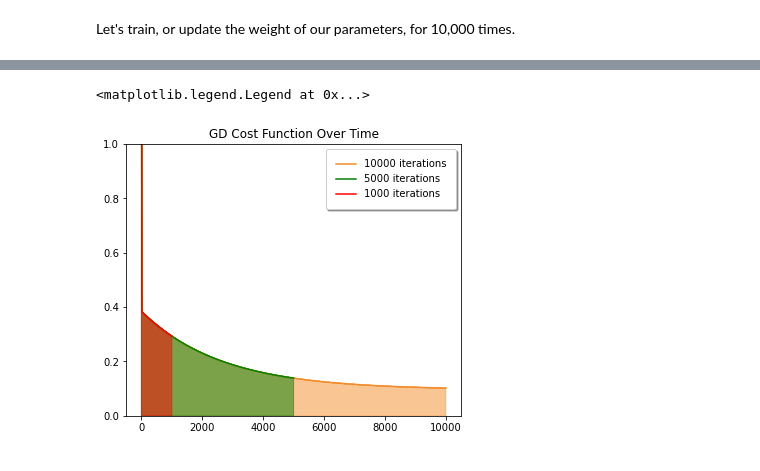
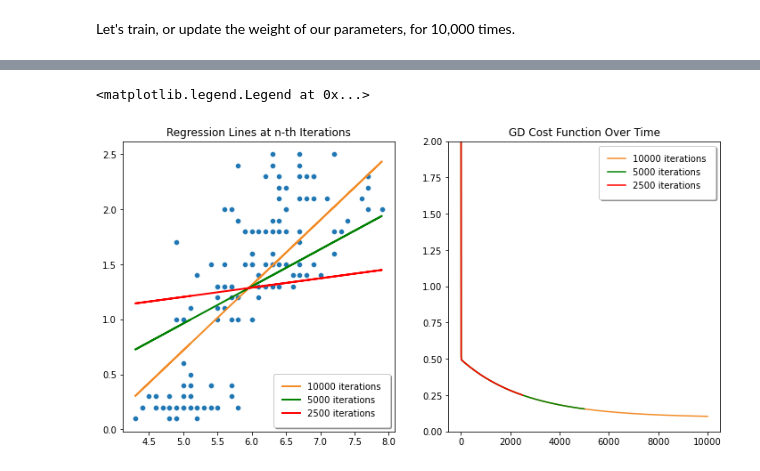
Before and after one commit to bsraya/optimization-algorithms, a Jupyter notebook: bgd.ipynb, the cells around one changed output, grey strips where cells are left out. Drawn from its saved outputs; the diff is of its cells as text; code cells hidden in the pictures.

```diff
--- a/bgd.ipynb
+++ b/bgd.ipynb
@@ -127,21 +93,39 @@ plt.legend(fancybox=True, framealpha=1, shadow=True, borderpad=1)
-# %%
-plt.figure(figsize=(6,5))
-
-plt.plot(np.arange(0, 10000), gd_loss['sum_error'][:10000], color = '#f28c28', label = '10000 iterations')
-plt.fill_between(np.arange(0, 10000), gd_loss['sum_error'][:10000], step="pre", alpha = 0.5, color = '#f28c28')
-
-plt.plot(np.arange(0, 5000), gd_loss['sum_error'][:5000], color = 'green', label = '5000 iterations')
-plt.fill_between(np.arange(0, 5000), gd_loss['sum_error'][:5000], step="pre", alpha = 0.5, color = 'green')
-
-plt.plot(np.arange(0, 1000), gd_loss['sum_error'][:1000], color = 'red', label = '1000 iterations')
-plt.fill_between(np.arange(0, 1000), gd_loss['sum_error'][:1000], step="pre", alpha = 0.5, color = 'red')
-
-plt.title(f'GD Cost Function Over Time')
-plt.ylim(0.0, 1.0)
-plt.legend(fancybox=True, framealpha=1, shadow=True, borderpad=1)
-# %% [output]
-<matplotlib.legend.Legend at 0x...>
-[figure, removed]
+# %%
+fig, ax = plt.subplots(1, 2, figsize=(12, 6))
+
+sns.scatterplot(
+    x = sepal_length,
+    y = petal_width,
+    data = iris,
+    ax = ax[0]
+)
+
+iterations = [total, half, quarter]
+colors = ['#f28c28', 'g', 'r']
+
+for iteration, color in zip(iterations, colors):
+    ax[0].plot(
+        sepal_length,
+        gd_loss['intercept'][iteration] + gd_loss['coefficient'][iteration] * sepal_length,
+        color = color,
+        linewidth = 2,
+        label = f'{iteration + 1} iterations'
+    )
+ax[0].set_title("Regression Lines at n-th Iterations")
+ax[0].legend(fancybox=True, framealpha=1, shadow=True, borderpad=1)
+
+for iteration, color in zip(iterations, colors):
+    ax[1].plot(
+        np.arange(0, iteration),
+        gd_loss['sum_error'][:iteration],
+        color = color,
+        label = f'{iteration + 1} iterations')
+ax[1].set_title(f'GD Cost Function Over Time')
+ax[1].set_ylim(0, 2.0)
+ax[1].legend(fancybox=True, framealpha=1, shadow=True, borderpad=1)
+# %% [output]
+<matplotlib.legend.Legend at 0x...>
+[figure, added]
 # %%
 plt.figure(figsize=(10,5))
 
```
Also changed, not shown: parts of 9 cells of this notebook.
